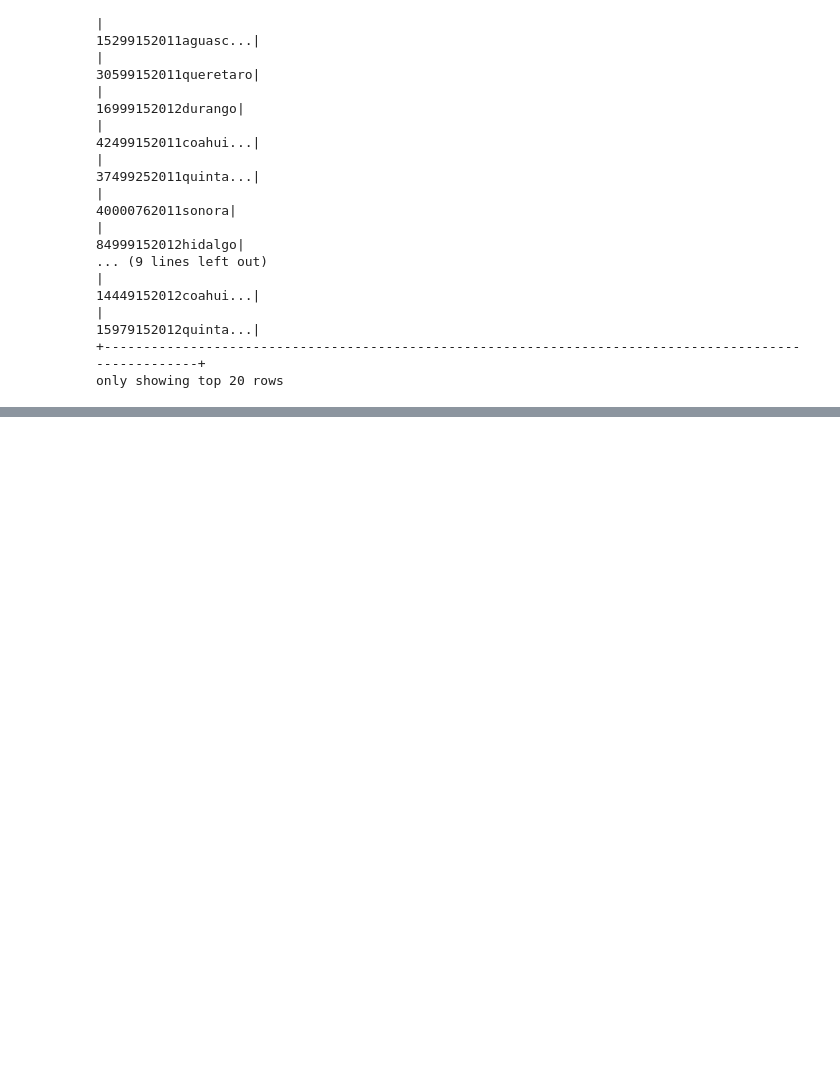
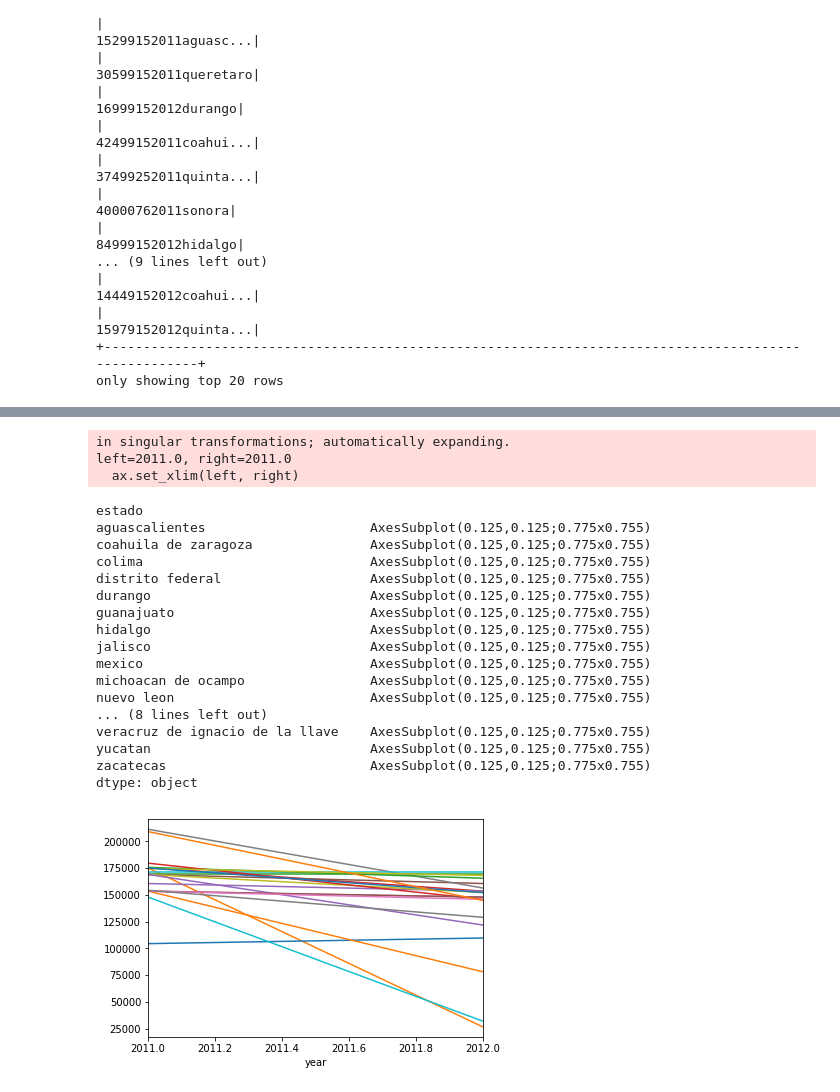
Before and after one commit to urielmminon/liliproyecto1, a Jupyter notebook: Parte3.ipynb, the cells around one changed output, grey strips where cells are left out. Drawn from its saved outputs; the diff is of its cells as text; code cells hidden in the pictures; blank space fills up the shorter version.

```diff
--- a/Parte3.ipynb
+++ b/Parte3.ipynb
@@ -187,3 +186,9 @@ spark.sql("SELECT MAX(precio)||YEAR(fecharegistro)||estado FROM profecoDistMarcY
 |                                                                                  15979152012quinta...|
 +------------------------------------------------------------------------------------------------------+
 only showing top 20 rows
+# %%
+datos_grafica = spark.sql("SELECT MAX(precio), estado, YEAR(fecharegistro) FROM profecoDfMed GROUP BY estado, YEAR(fecharegistro)").collect()
+# %%
+df=pd.DataFrame(datos_grafica)
+# %%
+df.columns=["precio_maximo","estado","year"]
@@ -189,0 +215,25 @@ only showing top 20 rows
+# %%
+fig , ax = plt.subplots()
+df.groupby("estado").plot(x="year",y="precio_maximo", ax=ax,legend = False)
+# %% [output]
+in singular transformations; automatically expanding.
+left=2011.0, right=2011.0
+  ax.set_xlim(left, right)
+estado
+aguascalientes                     AxesSubplot(0.125,0.125;0.775x0.755)
+coahuila de zaragoza               AxesSubplot(0.125,0.125;0.775x0.755)
+colima                             AxesSubplot(0.125,0.125;0.775x0.755)
+distrito federal                   AxesSubplot(0.125,0.125;0.775x0.755)
+durango                            AxesSubplot(0.125,0.125;0.775x0.755)
+guanajuato                         AxesSubplot(0.125,0.125;0.775x0.755)
+hidalgo                            AxesSubplot(0.125,0.125;0.775x0.755)
+jalisco                            AxesSubplot(0.125,0.125;0.775x0.755)
+mexico                             AxesSubplot(0.125,0.125;0.775x0.755)
+michoacan de ocampo                AxesSubplot(0.125,0.125;0.775x0.755)
+nuevo leon                         AxesSubplot(0.125,0.125;0.775x0.755)
+... (8 lines left out)
+veracruz de ignacio de la llave    AxesSubplot(0.125,0.125;0.775x0.755)
+yucatan                            AxesSubplot(0.125,0.125;0.775x0.755)
+zacatecas                          AxesSubplot(0.125,0.125;0.775x0.755)
+dtype: object
+[figure, added]
```
Also changed, not shown: parts of 4 cells of this notebook.
